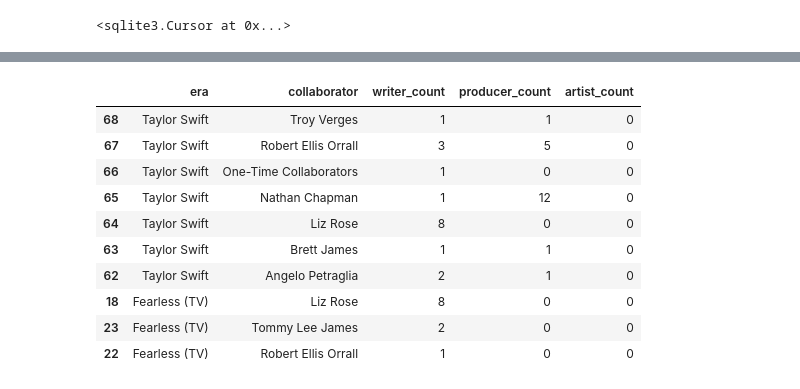
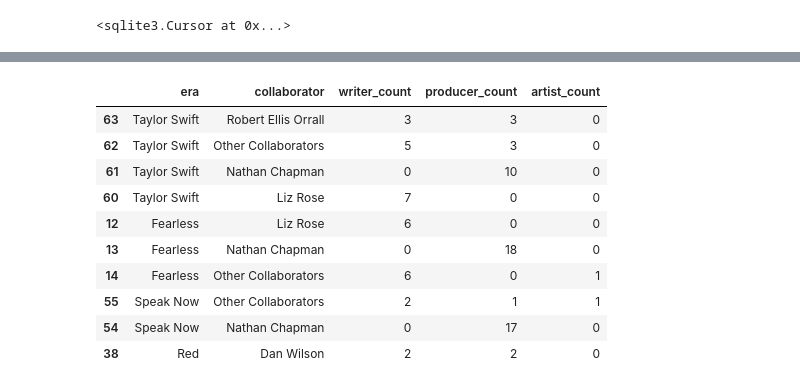
Before and after one commit to madroscla/taylor-swift-discography, a Jupyter notebook: 02_discography_stats.ipynb, the cells around one changed output, grey strips where cells are left out. Saved outputs shown, nothing was run; the diff lists cells and outputs as text; code cells hidden in the pictures.

```diff
--- a/02_discography_stats.ipynb
+++ b/02_discography_stats.ipynb
@@ -12,14 +12,19 @@ cursor = connection.cursor()
 # %%
 eras = {
     'Taylor Swift': '#A5C9A5',
-    'Fearless (TV)': '#EFC180',
-    'Speak Now (TV)': '#C7A8CB',
-    'Red (TV)': '#7A2E39',
-    '1989 (TV)': '#B5E5F8',
+    'Fearless': '#EFC180',
+    'Speak Now': '#C7A8CB',
+    'Red': '#7A2E39',
+    '1989': '#B5E5F8',
     'reputation': '#746F70',
     'Lover': '#F7B0CC',
     'folklore': '#CDC9C1',
     'evermore': '#C5AC90',
-    'Midnights': '#242E47'
+    'Fearless (TV)': '#000000',
+    'Red (TV)': '#000000',
+    'Midnights': '#242E47',
+    'Speak Now (TV)': '#000000',
+    '1989 (TV)': '#000000',
+    'Other': '#000000'
 }
 # %%
@@ -71,25 +73,25 @@ pd.read_sql('SELECT * FROM collaborator_flat LIMIT 5', connection)
 # %%
-collaborators_query = convert.sql_to_string('02_collaborators_final.sql')
+collaborators_query = convert_sql.sql_to_string('02_collaborators_final.sql')
 collaborators = pd.read_sql(collaborators_query, connection)
 
-# Set collaborator order to have 'One-Time Collaborators' appear last
-collaborator_order = sorted(set(collaborators['collaborator']) - {'One-Time Collaborators'}) + ['One-Time Collaborators']
+# Set collaborator order to have 'Other Collaborators' appear last
+collaborator_order = sorted(set(collaborators['collaborator']) - {'Other Collaborators'}) + ['Other Collaborators']
 collaborators['collaborator'] = pd.Categorical(collaborators['collaborator'], categories=collaborator_order, ordered=True)
 
 # Set era order to be chronological
 collaborators['era'] = pd.Categorical(collaborators['era'], eras.keys())
 collaborators.sort_values('era', inplace=True)
 collaborators.head(10)
 # %% [output]
 |  | era | collaborator | writer_count | producer_count | artist_count |
-| 68 | Taylor Swift | Troy Verges | 1 | 1 | 0 |
-| 67 | Taylor Swift | Robert Ellis Orrall | 3 | 5 | 0 |
-| 66 | Taylor Swift | One-Time Collaborators | 1 | 0 | 0 |
-| 65 | Taylor Swift | Nathan Chapman | 1 | 12 | 0 |
-| 64 | Taylor Swift | Liz Rose | 8 | 0 | 0 |
-| 63 | Taylor Swift | Brett James | 1 | 1 | 0 |
-| 62 | Taylor Swift | Angelo Petraglia | 2 | 1 | 0 |
-| 18 | Fearless (TV) | Liz Rose | 8 | 0 | 0 |
-| 23 | Fearless (TV) | Tommy Lee James | 2 | 0 | 0 |
-| 22 | Fearless (TV) | Robert Ellis Orrall | 1 | 0 | 0 |
+| 63 | Taylor Swift | Robert Ellis Orrall | 3 | 3 | 0 |
+| 62 | Taylor Swift | Other Collaborators | 5 | 3 | 0 |
+| 61 | Taylor Swift | Nathan Chapman | 0 | 10 | 0 |
+| 60 | Taylor Swift | Liz Rose | 7 | 0 | 0 |
+| 12 | Fearless | Liz Rose | 6 | 0 | 0 |
+| 13 | Fearless | Nathan Chapman | 0 | 18 | 0 |
+| 14 | Fearless | Other Collaborators | 6 | 0 | 1 |
+| 55 | Speak Now | Other Collaborators | 2 | 1 | 1 |
+| 54 | Speak Now | Nathan Chapman | 0 | 17 | 0 |
+| 38 | Red | Dan Wilson | 2 | 2 | 0 |
 # %%
```
Also changed, not shown: parts of 11 cells of this notebook, 16 other files.
